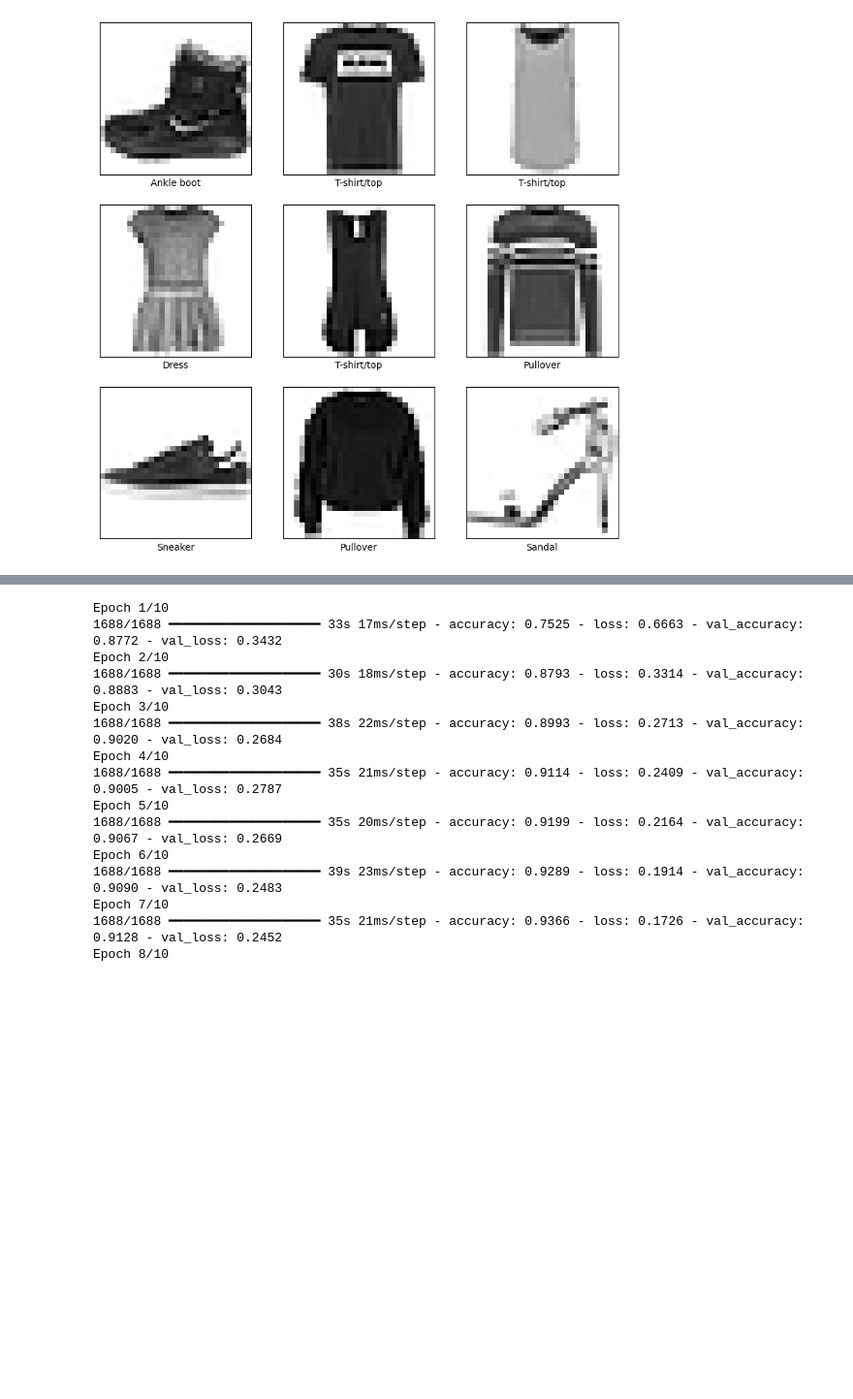
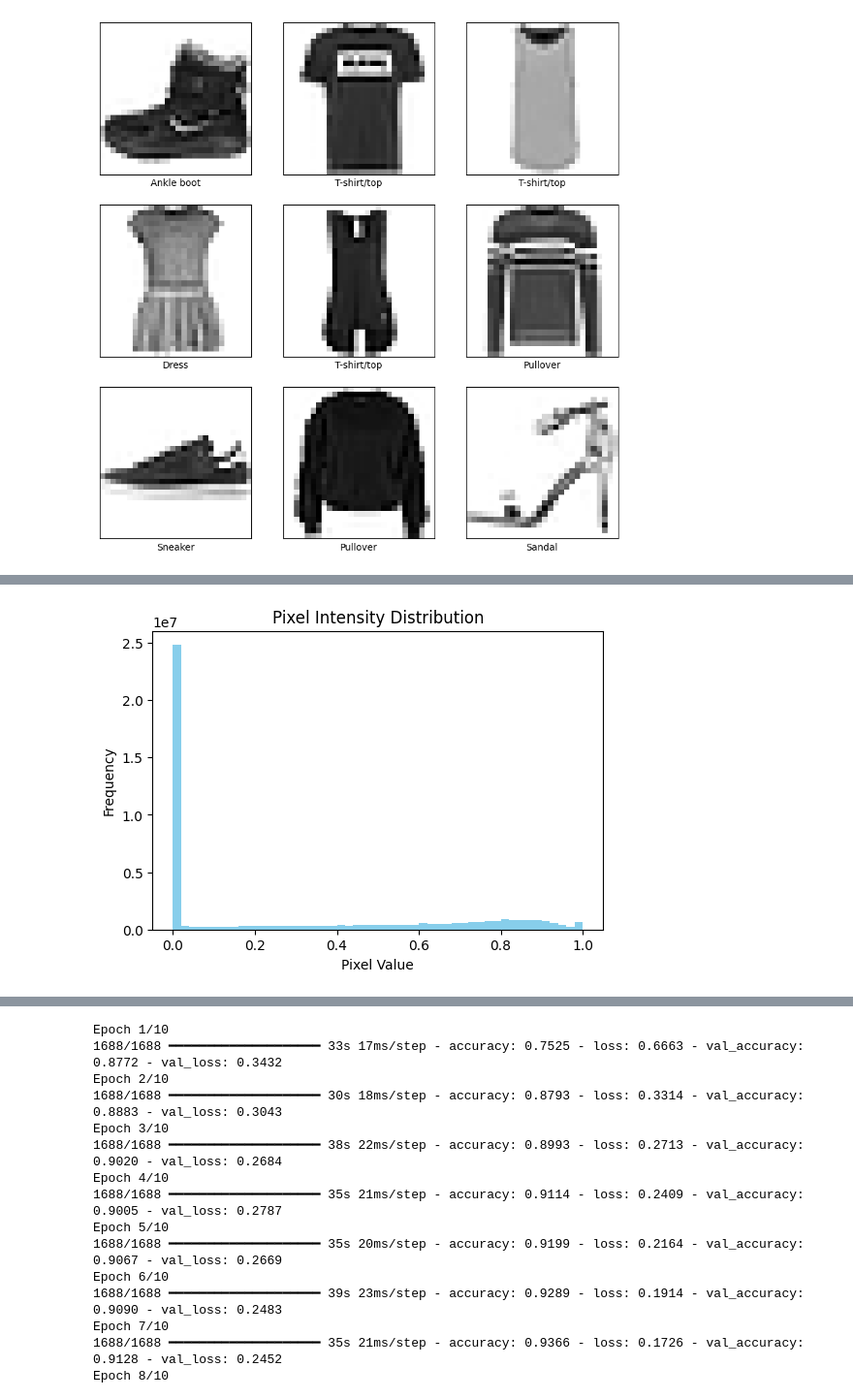
Before and after one commit to AA0100/Final-Project-Introduction-to-Deep-Learning, a Jupyter notebook: DeepLearningFinalProject.ipynb, the cells around one changed output, grey strips where cells are left out. Shown: that part at 97% size. Saved outputs shown, nothing was run; the diff lists cells and outputs as text; code cells hidden in the pictures; blank space fills up the shorter version.

```diff
--- a/DeepLearningFinalProject.ipynb
+++ b/DeepLearningFinalProject.ipynb
@@ -62,0 +96,9 @@ plt.show()
+# %%
+plt.figure(figsize=(6,4))
+plt.hist(x_train.flatten(), bins=50, color='skyblue')
+plt.title('Pixel Intensity Distribution')
+plt.xlabel('Pixel Value')
+plt.ylabel('Frequency')
+plt.show()
+# %% [output]
+[figure, added]
```
Also changed, not shown: parts of 5 cells of this notebook.
